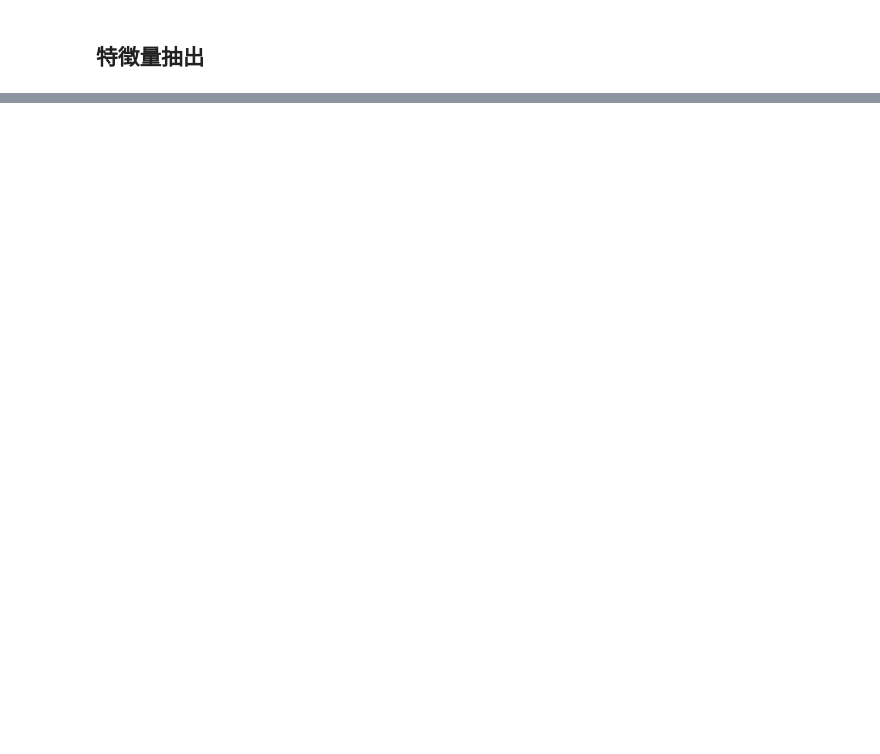
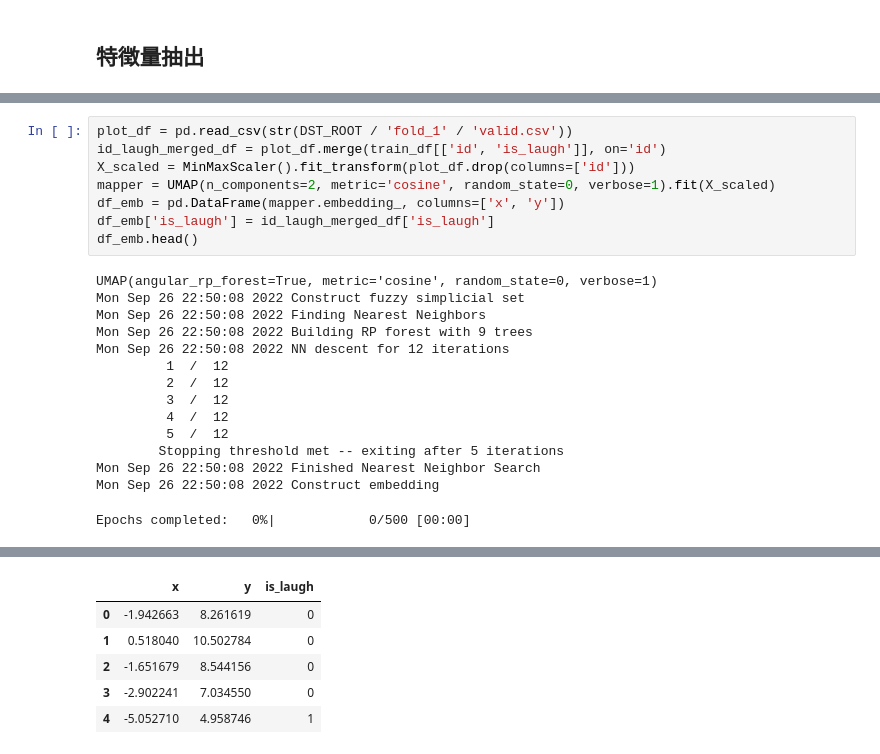
Before and after one commit to ryota0051/boke-ai, a Jupyter notebook: notebooks/2.1 extract_feature.ipynb, the cells around one changed output, grey strips where cells are left out. Drawn from its saved outputs; the diff is of its cells as text; blank space fills up the shorter version.

```diff
--- a/notebooks/2.1 extract_feature.ipynb
+++ b/notebooks/2.1 extract_feature.ipynb
@@ -111,0 +219,23 @@ test_vector_df.to_csv('../dataset/processed/test_vector.csv', index=False)
+# %%
+plot_df = pd.read_csv(str(DST_ROOT / 'fold_1' / 'valid.csv'))
+id_laugh_merged_df = plot_df.merge(train_df[['id', 'is_laugh']], on='id')
+X_scaled = MinMaxScaler().fit_transform(plot_df.drop(columns=['id']))
+mapper = UMAP(n_components=2, metric='cosine', random_state=0, verbose=1).fit(X_scaled)
+df_emb = pd.DataFrame(mapper.embedding_, columns=['x', 'y'])
+df_emb['is_laugh'] = id_laugh_merged_df['is_laugh']
+df_emb.head()
+# %% [output]
+UMAP(angular_rp_forest=True, metric='cosine', random_state=0, verbose=1)
+Mon Sep 26 22:50:08 2022 Construct fuzzy simplicial set
+Mon Sep 26 22:50:08 2022 Finding Nearest Neighbors
+Mon Sep 26 22:50:08 2022 Building RP forest with 9 trees
+Mon Sep 26 22:50:08 2022 NN descent for 12 iterations
+         1  /  12
+         2  /  12
+         3  /  12
+         4  /  12
+         5  /  12
+        Stopping threshold met -- exiting after 5 iterations
+Mon Sep 26 22:50:08 2022 Finished Nearest Neighbor Search
+Mon Sep 26 22:50:08 2022 Construct embedding
+Epochs completed:   0%|            0/500 [00:00]
@@ -111,0 +243,6 @@ test_vector_df.to_csv('../dataset/processed/test_vector.csv', index=False)
+|  | x | y | is_laugh |
+| 0 | -1.942663 | 8.261619 | 0 |
+| 1 | 0.518040 | 10.502784 | 0 |
+| 2 | -1.651679 | 8.544156 | 0 |
+| 3 | -2.902241 | 7.034550 | 0 |
+| 4 | -5.052710 | 4.958746 | 1 |
```
Also changed, not shown: parts of 38 cells of this notebook, 6 other files.
